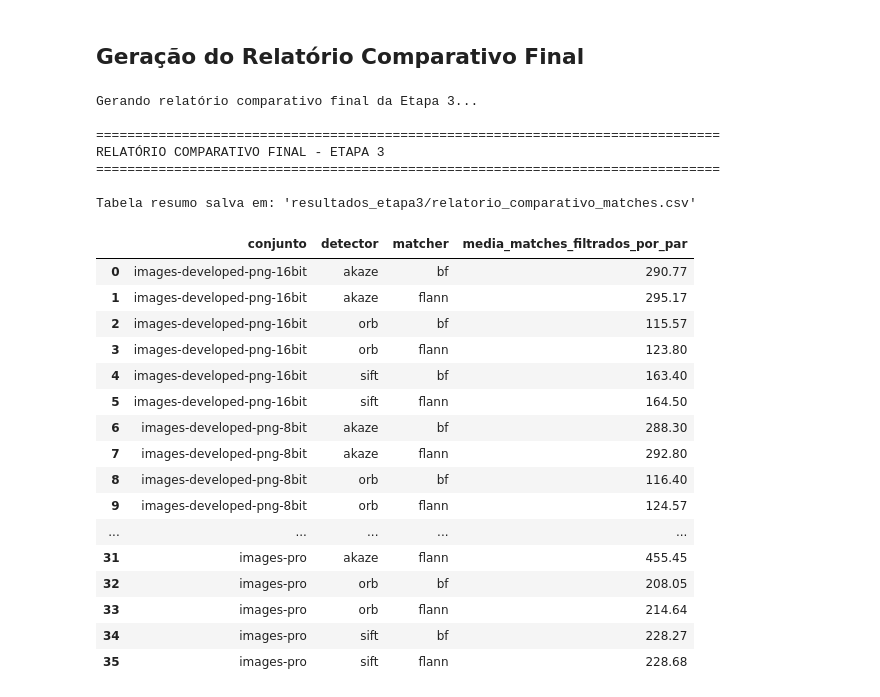
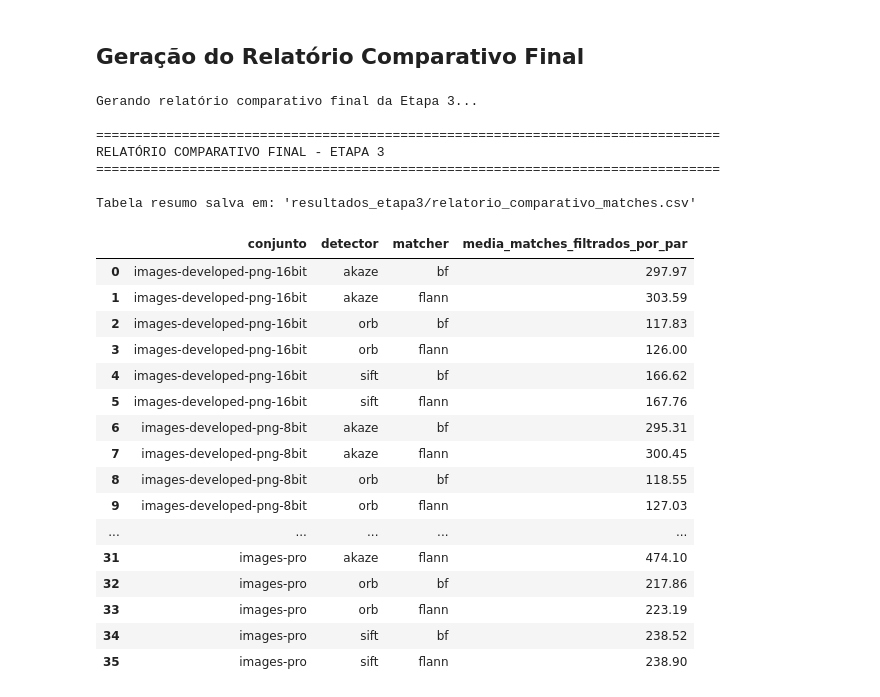
Before and after one commit to GabrielMacedoMontagna/MC949_Visao_Computacional, a Jupyter notebook: etapa3.ipynb, the cells around one changed output. Drawn from its saved outputs; the diff is of its cells as text; code cells hidden in the pictures.

Commit message:
ampliar etapa 3 e finalizar etapa 4 base.

```diff
--- a/etapa3.ipynb
+++ b/etapa3.ipynb
@@ -265,7 +265,7 @@ conjuntos = escolher_conjuntos(
 
 for nome_conjunto in sorted(conjuntos):
     caminho_do_conjunto = os.path.join(RAIZ_ETAPA2, nome_conjunto)
-    analisar_matches_conjunto(caminho_do_conjunto, MATCHERS, todos_os_pares=True)
+    analisar_matches_conjunto(caminho_do_conjunto, MATCHERS, todos_os_pares=False) #ATENÇÃO, DESATIVAR todos_os_pares A NÃO SER QUE SAIBA O QUE ESTÁ FAZENDO
 # %% [output]
 =================================================================
 Analisando Matches para o conjunto: 'images-developed-png-16bit'
@@ -287,7 +287,7 @@ Analisando Matches para o conjunto: 'images-developed-png-16bit'
 # %% [markdown]
 ## Geração do Relatório Comparativo Final
 # %%
-def gerar_relatorio_final_etapa3(raiz_resultados: str):
+def gerar_relatorio_final_etapa3(raiz_resultados: str, only_sequential: bool = True):
     """Gera uma tabela CSV comparando a média de matches por combinação."""
     print("\nGerando relatório comparativo final da Etapa 3...")
     dados_tabela = []
@@ -306,11 +306,27 @@ def gerar_relatorio_final_etapa3(raiz_resultados: str):
                 if not os.path.isdir(caminho_matcher): continue
 
                 arquivos_matches_npz = glob.glob(os.path.join(caminho_matcher, "matches_*.npz"))
-                if not arquivos_matches_npz:
+                # NEW: montar pares e, se solicitado, filtrar só sequenciais com wrap
+                pares = []
+                idxs = set()
+                for npz_path in arquivos_matches_npz:
+                    base = os.path.splitext(os.path.basename(npz_path))[0]  # matches_000_001
+                    _, si, sj = base.split("_")
+                    i, j = int(si), int(sj)
+                    pares.append((i, j, npz_path))
+                    idxs.add(i); idxs.add(j)
+
+                if only_sequential and idxs:
+                    n = max(idxs) + 1
+                    seq = {(k, (k + 1) % n) for k in range(n)}  # pares sequenciais com wrap
+                    pares = [t for t in pares if (t[0], t[1]) in seq]
+                    pares.sort(key=lambda t: (t[0], t[1]))  # ordem estável
+
+                if not pares:
                     media_matches = 0.0
                 else:
                     contagens = []
-                    for npz in arquivos_matches_npz:
+                    for _, _, npz in pares:
                         with np.load(npz) as data:
                             contagens.append(len(data['matches']))
                     media_matches = np.mean(contagens)
@@ -319,47 +335,47 @@ def gerar_relatorio_final_etapa3(raiz_resultados: str):
                     "conjunto": nome_conjunto,
                     "detector": nome_detector,
                     "matcher": nome_matcher,
                     "media_matches_filtrados_por_par": media_matches
                 })
 
     if not dados_tabela:
         print("Nenhum dado encontrado para gerar o relatório.")
         return
 
     df_final = pd.DataFrame(dados_tabela)
     df_final['media_matches_filtrados_por_par'] = df_final['media_matches_filtrados_por_par'].map('{:,.2f}'.format)
 
     print(f"\n{'='*80}\nRELATÓRIO COMPARATIVO FINAL - ETAPA 3\n{'='*80}")
 
     caminho_saida_final = os.path.join(raiz_resultados, "relatorio_comparativo_matches.csv")
     df_final.to_csv(caminho_saida_final, index=False, sep=';')
     print(f"\nTabela resumo salva em: '{caminho_saida_final}'")
     return df_final
 
 # Execução
-gerar_relatorio_final_etapa3("resultados_etapa3")
+gerar_relatorio_final_etapa3("resultados_etapa3", only_sequential=True)
 # %% [output]
 Gerando relatório comparativo final da Etapa 3...
 
 ================================================================================
 RELATÓRIO COMPARATIVO FINAL - ETAPA 3
 ================================================================================
 
 Tabela resumo salva em: 'resultados_etapa3/relatorio_comparativo_matches.csv'
 |  | conjunto | detector | matcher | media_matches_filtrados_por_par |
-| 0 | images-developed-png-16bit | akaze | bf | 290.77 |
-| 1 | images-developed-png-16bit | akaze | flann | 295.17 |
-| 2 | images-developed-png-16bit | orb | bf | 115.57 |
-| 3 | images-developed-png-16bit | orb | flann | 123.80 |
-| 4 | images-developed-png-16bit | sift | bf | 163.40 |
-| 5 | images-developed-png-16bit | sift | flann | 164.50 |
-| 6 | images-developed-png-8bit | akaze | bf | 288.30 |
-| 7 | images-developed-png-8bit | akaze | flann | 292.80 |
-| 8 | images-developed-png-8bit | orb | bf | 116.40 |
-| 9 | images-developed-png-8bit | orb | flann | 124.57 |
+| 0 | images-developed-png-16bit | akaze | bf | 297.97 |
+| 1 | images-developed-png-16bit | akaze | flann | 303.59 |
+| 2 | images-developed-png-16bit | orb | bf | 117.83 |
+| 3 | images-developed-png-16bit | orb | flann | 126.00 |
+| 4 | images-developed-png-16bit | sift | bf | 166.62 |
+| 5 | images-developed-png-16bit | sift | flann | 167.76 |
+| 6 | images-developed-png-8bit | akaze | bf | 295.31 |
+| 7 | images-developed-png-8bit | akaze | flann | 300.45 |
+| 8 | images-developed-png-8bit | orb | bf | 118.55 |
+| 9 | images-developed-png-8bit | orb | flann | 127.03 |
 | ... | ... | ... | ... | ... |
-| 31 | images-pro | akaze | flann | 455.45 |
-| 32 | images-pro | orb | bf | 208.05 |
-| 33 | images-pro | orb | flann | 214.64 |
-| 34 | images-pro | sift | bf | 228.27 |
-| 35 | images-pro | sift | flann | 228.68 |
+| 31 | images-pro | akaze | flann | 474.10 |
+| 32 | images-pro | orb | bf | 217.86 |
+| 33 | images-pro | orb | flann | 223.19 |
+| 34 | images-pro | sift | bf | 238.52 |
+| 35 | images-pro | sift | flann | 238.90 |
```
